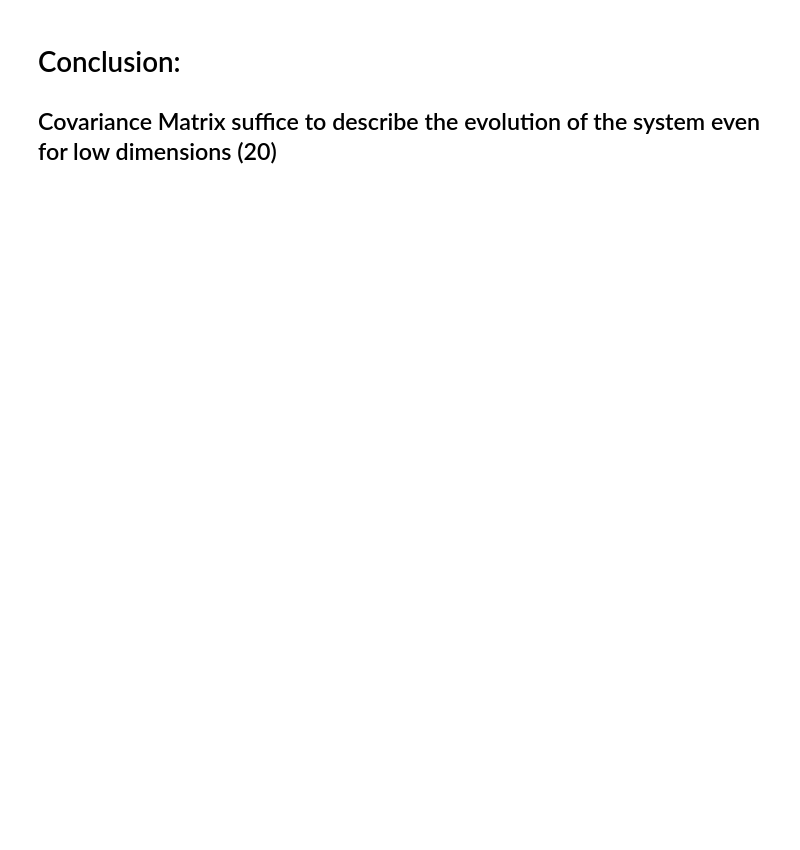
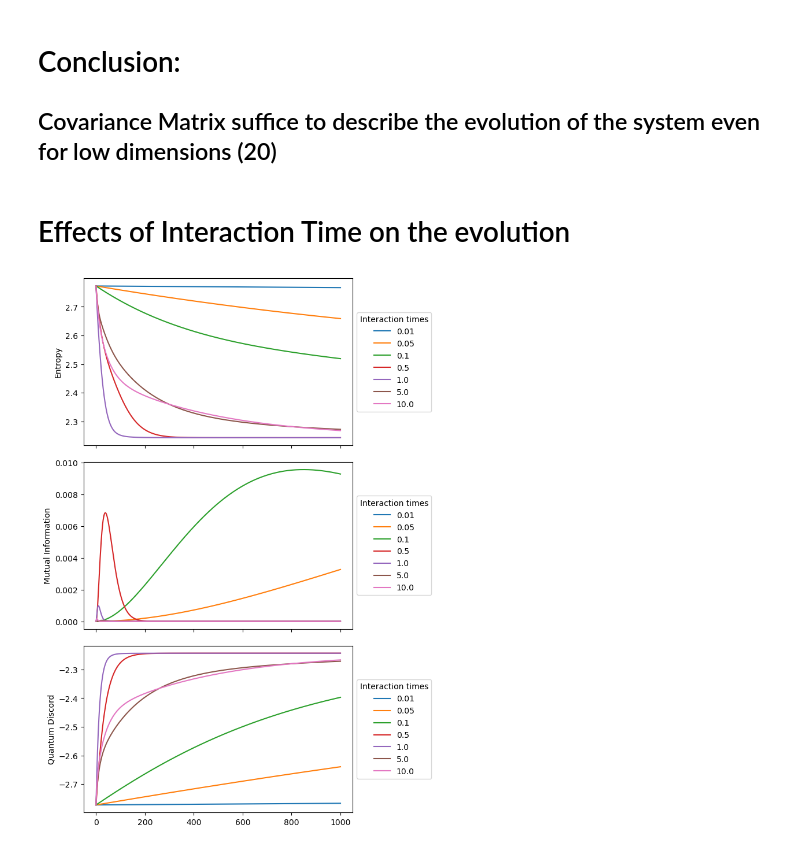
Before and after one commit to fedesss98/phaseonium-evolution, a Jupyter notebook: notebooks/07-watch-evolution.ipynb, the cells around one changed output. Drawn from its saved outputs; the diff is of its cells as text; code cells hidden in the pictures; blank space fills up the shorter version.

```diff
--- a/notebooks/07-watch-evolution.ipynb
+++ b/notebooks/07-watch-evolution.ipynb
@@ -39,6 +39,9 @@ def get_all_files(state, observable):
     files = [file for file in os.listdir(f'../objects/{state}') if file.endswith(SUFFIX) and file.startswith(f'rho_{observable}')]
     return files
 
+def get_cov_of_dims(dims, state) -> dict:
+    files = {file_timedelta(file.removesuffix('.npy')): file for file in os.listdir(f'../objects/{state}') if file.endswith(SUFFIX) and file.startswith(f'rho_covariance_D{dims}')}
+    return dict(sorted(files.items()))
 
 def load(times, evolution_list):
     for t in tqdm(times):
@@ -223,3 +232,30 @@ for file in cov_files:
 # %% [markdown]
 # Conclusion:
 ## Covariance Matrix suffice to describe the evolution of the system even for low dimensions (20)
+# %% [markdown]
+# Effects of Interaction Time on the evolution
+# %%
+fig, axs = plt.subplots(3, 1, figsize=(6, 12), sharex='all')
+state = 'thermal'
+cov_files = get_cov_of_dims(20, state)
+for timedelta, file in cov_files.items():
+    cov_evolution = np.load(f'../objects/{state}/' + file)
+    # Find symplectic eigenvalues from covariance invariants
+    nus_evolution = [symplectic_eigenvalues(cov) for cov in cov_evolution]
+    entropy_evolution = [symplectic_entropy(cov) for cov in cov_evolution]
+    mut_inf_evolution = [mutual_information(cov) for cov in cov_evolution]
+    discord_evolution = [gaussian_quantum_discord(cov) for cov in cov_evolution]
+    axs[0].plot(entropy_evolution, label=f'{timedelta}')
+    axs[1].plot(mut_inf_evolution, label=f'{timedelta}')
+    axs[2].plot(discord_evolution, label=f'{timedelta}')
+plt.subplots_adjust(hspace=0.1)
+# Title each subplot
+for i, title in enumerate(['Entropy', 'Mutual Information', 'Quantum Discord']):
+    axs[i].set_ylabel(title)
+# Put a legend to the right of the current axis
+for i in range(3):
+    axs[i].legend(title='Interaction times',
+                  loc='center left', bbox_to_anchor=(1, 0.5))
+plt.show()
+# %% [output]
+[figure, added]
```
Also changed, not shown: parts of 2 cells of this notebook, 2 other files.
